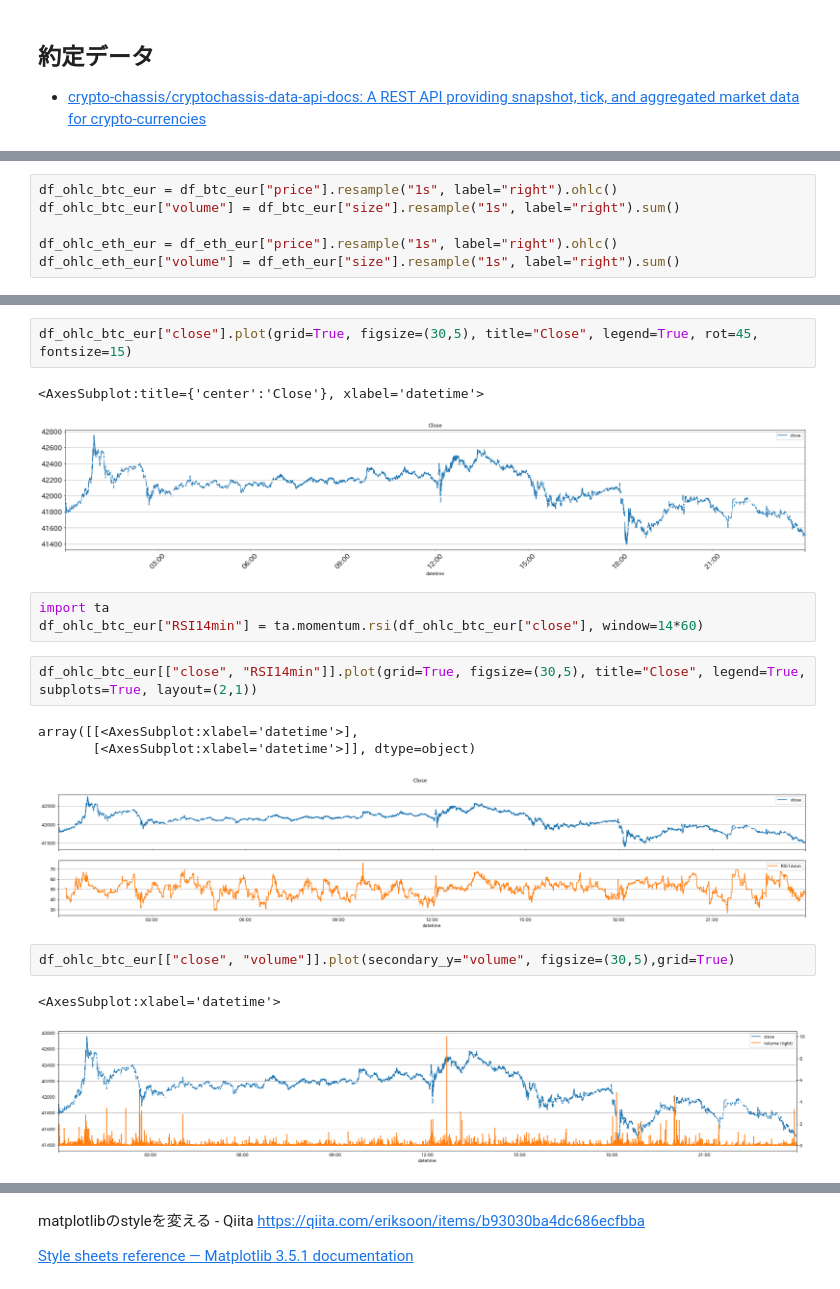
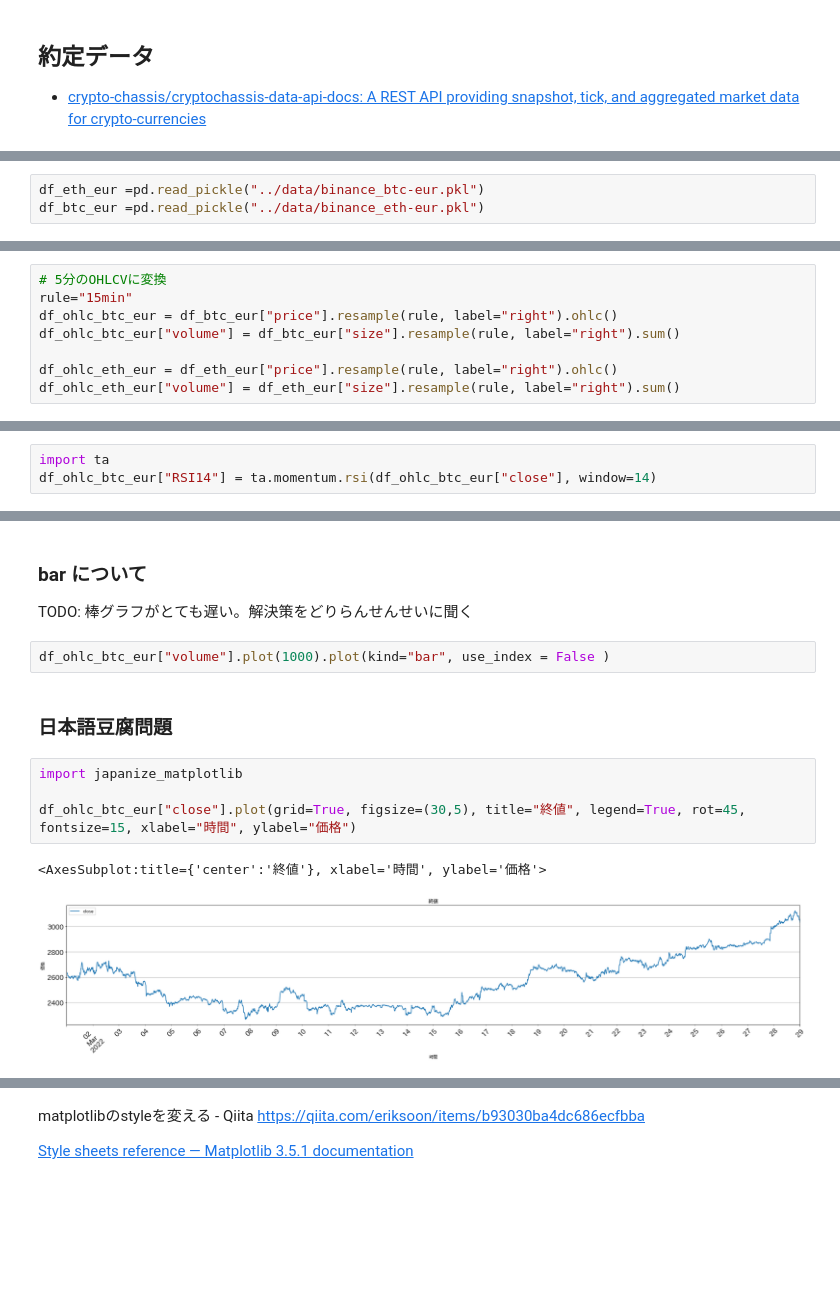
Before and after one commit to fin-py/botter4visualization, a Jupyter notebook: source/static_plots.ipynb, the cells around one changed output, grey strips where cells are left out. Cells and saved outputs as stored; diff of their text form; blank space fills up the shorter version.

Commit message:
data added

```diff
--- a/source/static_plots.ipynb
+++ b/source/static_plots.ipynb
@@ -88,3 +18,6 @@ df_btc_eur =gz_to_dataframe("/tmp/binance/gz/binance_btc-eur_2022-04-02.gz")
+# %%
+df_eth_eur =pd.read_pickle("../data/binance_btc-eur.pkl")
+df_btc_eur =pd.read_pickle("../data/binance_eth-eur.pkl")
 # %%
 df_btc_eur.head()
 # %% [output]
@@ -123,9 +46,11 @@ memory usage: 2.1+ MB
 # %%
-df_ohlc_btc_eur = df_btc_eur["price"].resample("1s", label="right").ohlc()
-df_ohlc_btc_eur["volume"] = df_btc_eur["size"].resample("1s", label="right").sum()
+# 5分のOHLCVに変換
+rule="15min"
+df_ohlc_btc_eur = df_btc_eur["price"].resample(rule, label="right").ohlc()
+df_ohlc_btc_eur["volume"] = df_btc_eur["size"].resample(rule, label="right").sum()
 
-df_ohlc_eth_eur = df_eth_eur["price"].resample("1s", label="right").ohlc()
-df_ohlc_eth_eur["volume"] = df_eth_eur["size"].resample("1s", label="right").sum()
+df_ohlc_eth_eur = df_eth_eur["price"].resample(rule, label="right").ohlc()
+df_ohlc_eth_eur["volume"] = df_eth_eur["size"].resample(rule, label="right").sum()
 # %%
 df_ohlc_btc_eur.head()
 # %% [output]
@@ -145,0 +103,3 @@ df_ohlc_btc_eur["close"].plot()
+# %%
+import ta
+df_ohlc_btc_eur["RSI14"] = ta.momentum.rsi(df_ohlc_btc_eur["close"], window=14)
@@ -146,19 +143,15 @@ df_ohlc_btc_eur["close"].plot()
+# %% [markdown]
+### bar について
+
+TODO: 棒グラフがとても遅い。解決策をどりらんせんせいに聞く
+# %%
+df_ohlc_btc_eur["volume"].plot(1000).plot(kind="bar", use_index = False )
+# %% [markdown]
+### 日本語豆腐問題
 # %%
-df_ohlc_btc_eur["close"].plot(grid=True, figsize=(30,5), title="Close", legend=True, rot=45, fontsize=15)
+import japanize_matplotlib
+
+df_ohlc_btc_eur["close"].plot(grid=True, figsize=(30,5), title="終値", legend=True, rot=45, fontsize=15, xlabel="時間", ylabel="価格")
 # %% [output]
-<AxesSubplot:title={'center':'Close'}, xlabel='datetime'>
+<AxesSubplot:title={'center':'終値'}, xlabel='時間', ylabel='価格'>
-[figure, old version]
+[figure, new version]
-# %%
-import ta
-df_ohlc_btc_eur["RSI14min"] = ta.momentum.rsi(df_ohlc_btc_eur["close"], window=14*60)
-# %%
-df_ohlc_btc_eur[["close", "RSI14min"]].plot(grid=True, figsize=(30,5), title="Close", legend=True, subplots=True, layout=(2,1))
-# %% [output]
-array([[<AxesSubplot:xlabel='datetime'>],
-       [<AxesSubplot:xlabel='datetime'>]], dtype=object)
-[figure, removed]
-# %%
-df_ohlc_btc_eur[["close", "volume"]].plot(secondary_y="volume", figsize=(30,5),grid=True)
-# %% [output]
-<AxesSubplot:xlabel='datetime'>
-[figure, removed]
```
Also changed, not shown: parts of 37 cells of this notebook, 3 other files.
